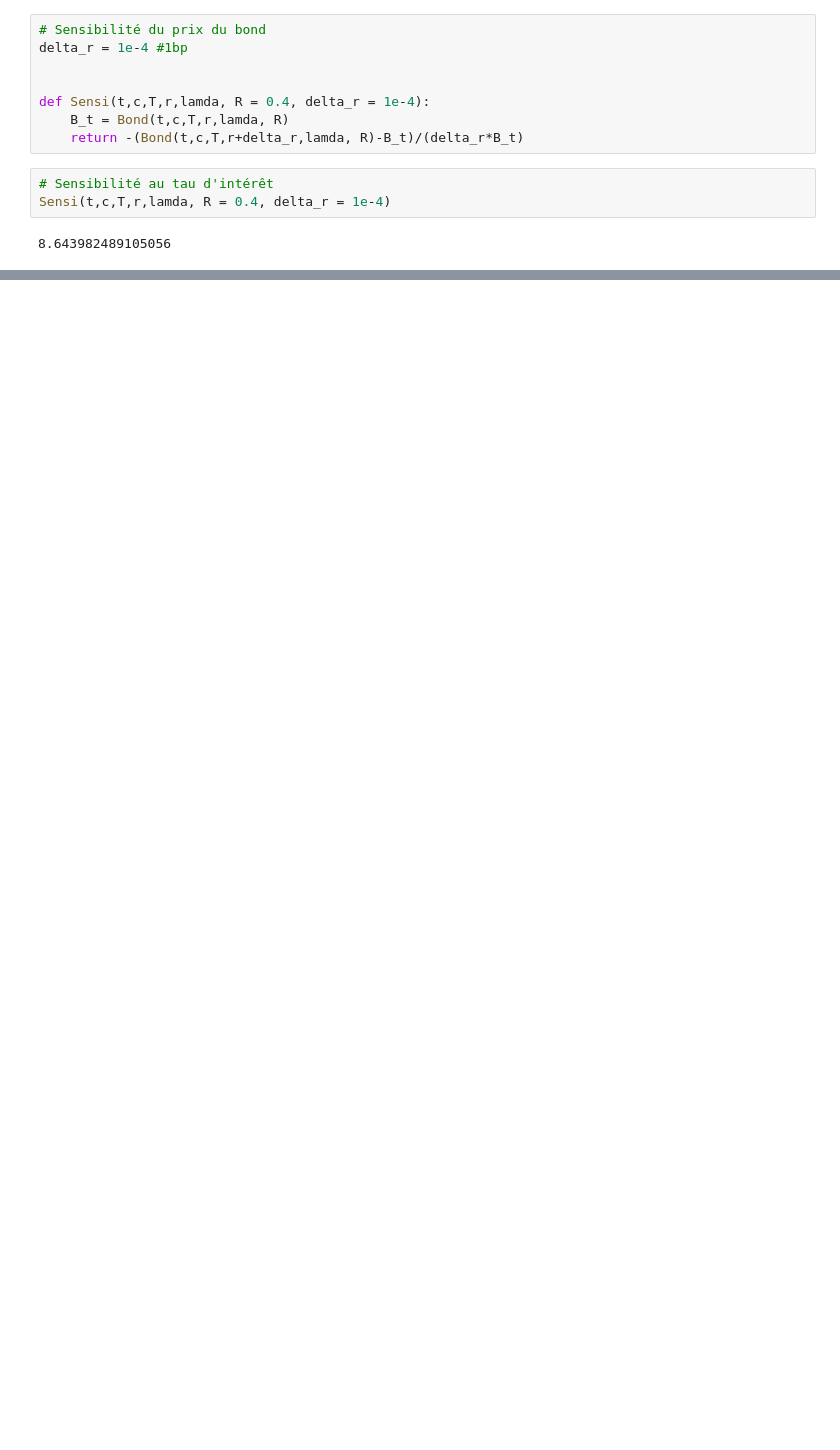
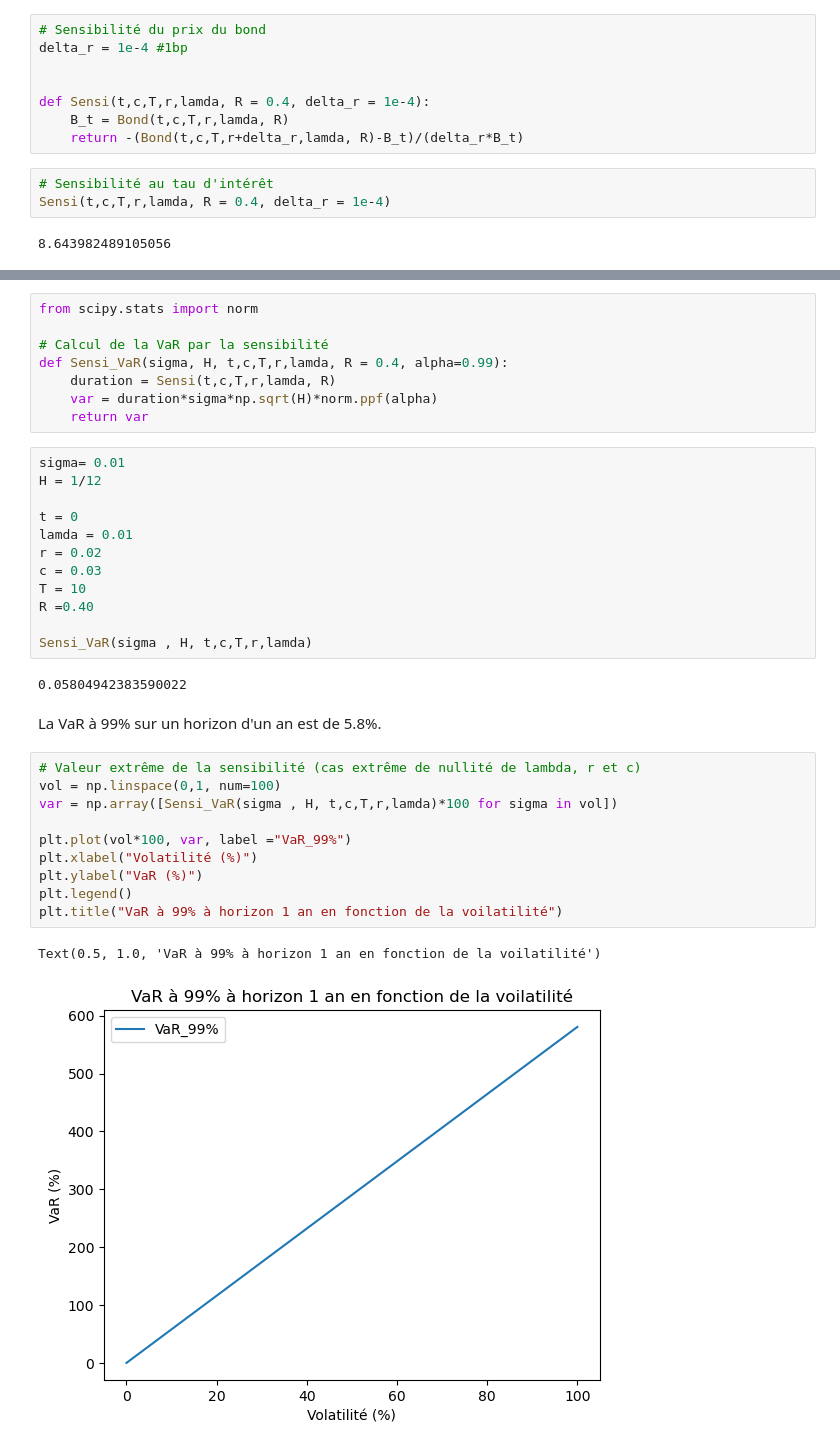
Before and after one commit to usenameFD/Asset-management, a Jupyter notebook: Liquidity/assetLiquidity.ipynb, the cells around one changed output, grey strips where cells are left out. Cells and saved outputs as stored; diff of their text form; blank space fills up the shorter version.

```diff
--- a/Liquidity/assetLiquidity.ipynb
+++ b/Liquidity/assetLiquidity.ipynb
@@ -651,0 +703,37 @@ Text(0.5, 1.0, "Evolution du prix du Bond en fonction du taux d'intérêt")
+# %%
+from scipy.stats import norm
+
+# Calcul de la VaR par la sensibilité
+def Sensi_VaR(sigma, H, t,c,T,r,lamda, R = 0.4, alpha=0.99):
+    duration = Sensi(t,c,T,r,lamda, R)
+    var = duration*sigma*np.sqrt(H)*norm.ppf(alpha)
+    return var
+# %%
+sigma= 0.01
+H = 1/12
+
+t = 0
+lamda = 0.01
+r = 0.02
+c = 0.03
+T = 10
+R =0.40
+
+Sensi_VaR(sigma , H, t,c,T,r,lamda)
+# %% [output]
+0.05804942383590022
+# %% [markdown]
+La VaR à 99% sur un horizon d'un an est de 5.8%.
+# %%
+# Valeur extrême de la sensibilité (cas extrême de nullité de lambda, r et c)
+vol = np.linspace(0,1, num=100)
+var = np.array([Sensi_VaR(sigma , H, t,c,T,r,lamda)*100 for sigma in vol])
+
+plt.plot(vol*100, var, label ="VaR_99%")
+plt.xlabel("Volatilité (%)")
+plt.ylabel("VaR (%)")
+plt.legend()
+plt.title("VaR à 99% à horizon 1 an en fonction de la voilatilité")
+# %% [output]
+Text(0.5, 1.0, 'VaR à 99% à horizon 1 an en fonction de la voilatilité')
+[figure, added]
```
Also changed, not shown: parts of 36 cells of this notebook, 3 other files.
